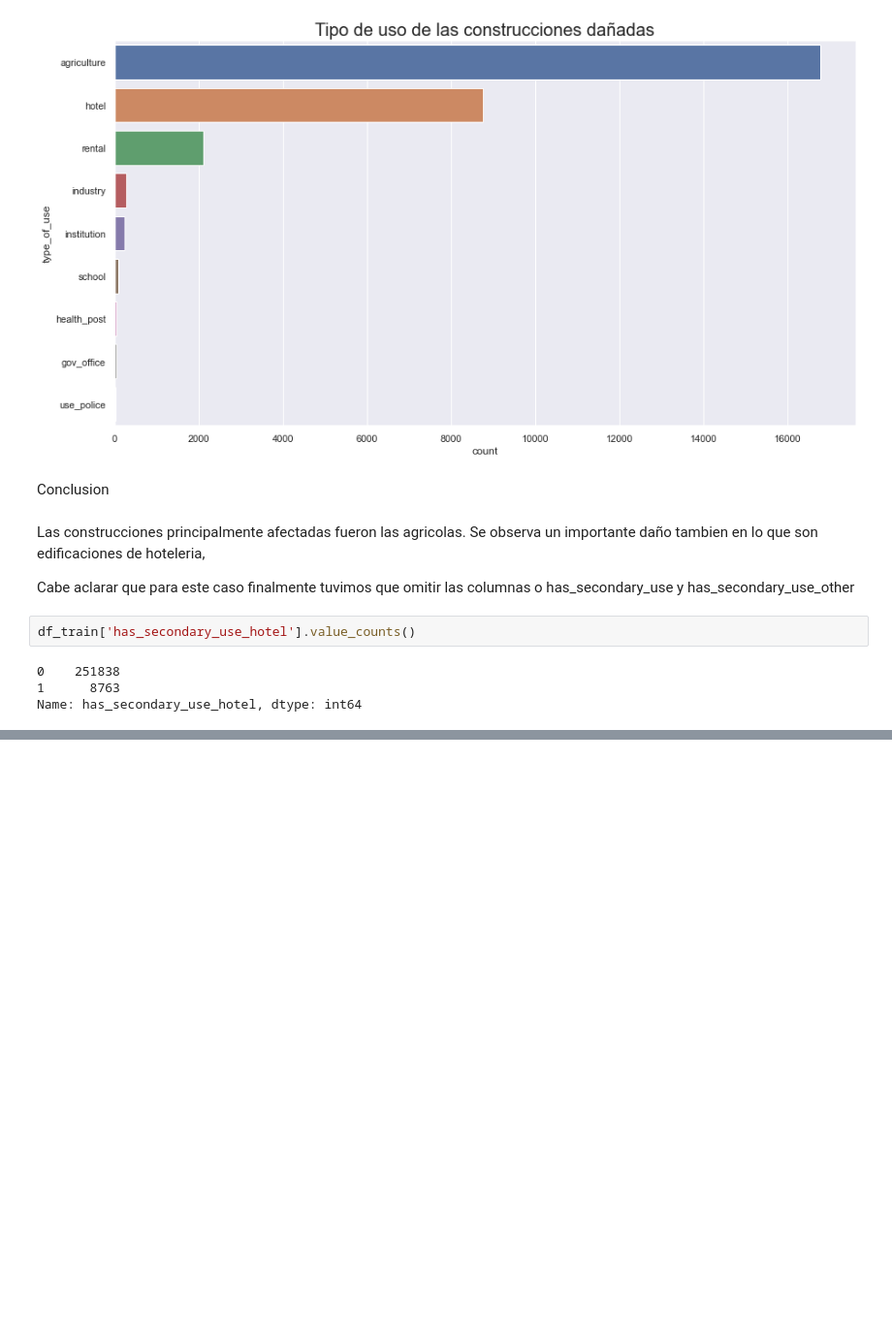
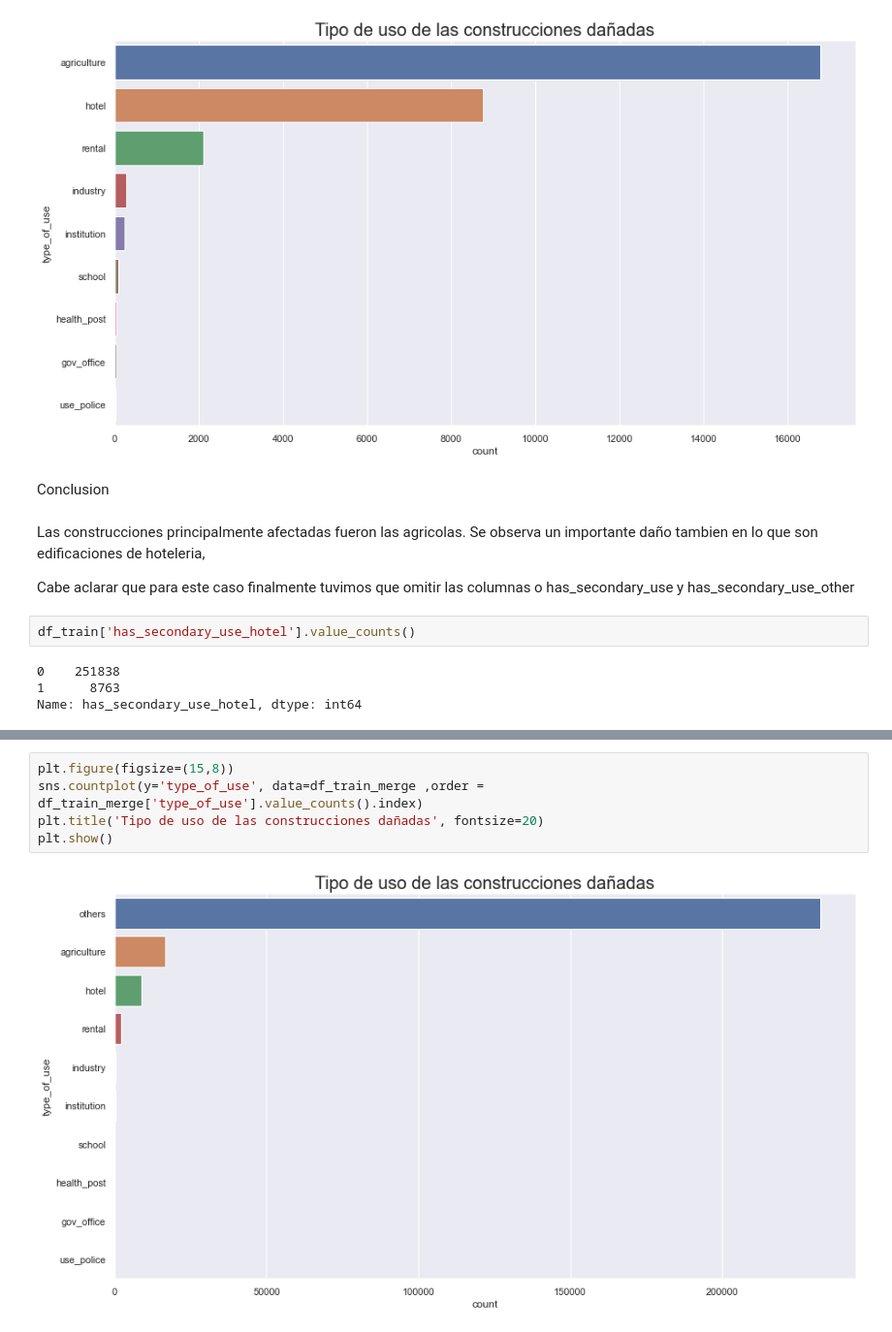
Before and after one commit to GuidoBergman/Datos---Tp1, a Jupyter notebook: tp1-cesar.ipynb, the cells around one changed output, grey strips where cells are left out. Shown at 97% size. Cells and saved outputs as stored; diff of their text form; blank space fills up the shorter version.

```diff
--- a/tp1-cesar.ipynb
+++ b/tp1-cesar.ipynb
@@ -753,0 +853,7 @@ Name: has_secondary_use_hotel, dtype: int64
+# %%
+plt.figure(figsize=(15,8))
+sns.countplot(y='type_of_use', data=df_train_merge ,order = df_train_merge['type_of_use'].value_counts().index)
+plt.title('Tipo de uso de las construcciones dañadas', fontsize=20)
+plt.show()
+# %% [output]
+[figure, added]
```
Also changed, not shown: parts of 84 cells of this notebook.
